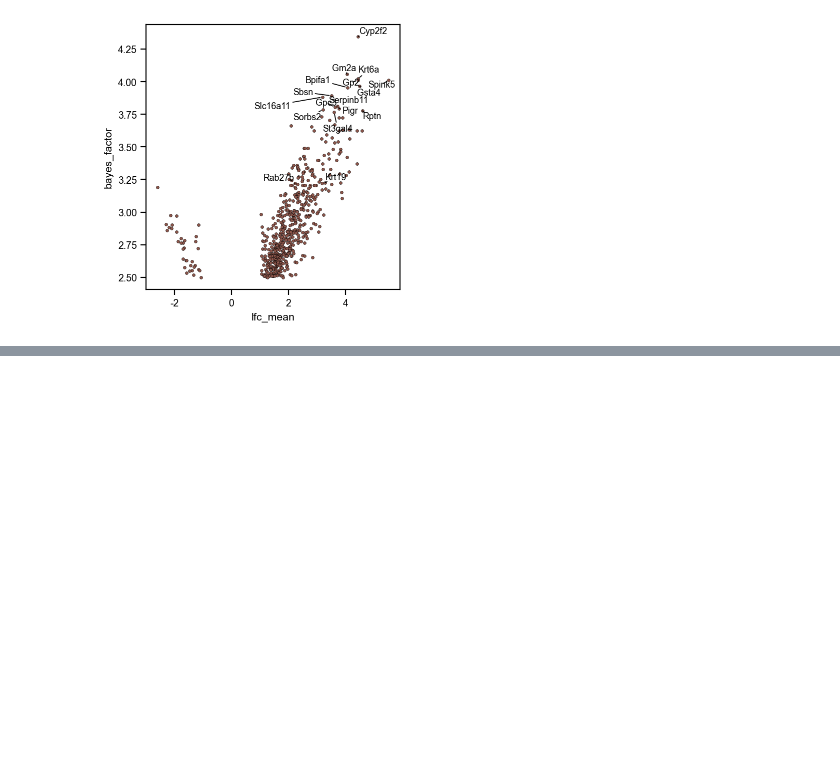
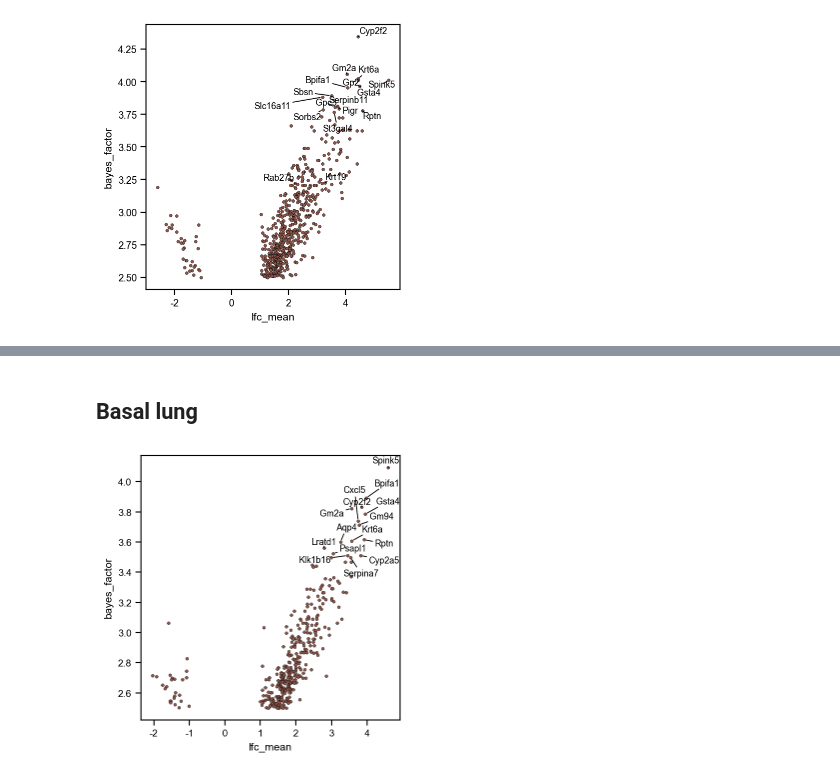
Before and after one commit to j-germino/fezf2-thymus, a Jupyter notebook: code/scRNA-seq/7_DE_genes.ipynb, the cells around one changed output, grey strips where cells are left out. Cells and saved outputs as stored; diff of their text form; code cells hidden in the pictures; blank space fills up the shorter version.

```diff
--- a/code/scRNA-seq/7_DE_genes.ipynb
+++ b/code/scRNA-seq/7_DE_genes.ipynb
@@ -1019,0 +1053,30 @@ pd.concat([lung_de_genes_filtered, goblet_de_genes_filtered]).reset_index().to_c
+# %% [markdown]
+## Basal lung
+# %%
+lung_de_genes = model.differential_expression(
+    adata=adata[adata.obs.genotype == "WT"],
+    groupby="subclustered",
+    group1="Lung, basal",
+    silent=True,
+)
+# %%
+lung_de_genes_filtered = lung_de_genes[lung_de_genes.bayes_factor > 2.5]
+lung_de_genes_filtered = lung_de_genes_filtered[abs(lung_de_genes_filtered.lfc_mean) > 1]
+lung_de_genes_filtered = lung_de_genes_filtered[lung_de_genes_filtered.non_zeros_proportion1 > 0.1]
+# %%
+lung_de_genes_filtered["gene"] = lung_de_genes_filtered.index
+gene_lists = [
+    lung_de_genes_filtered.sort_values(by="bayes_factor", ascending=False).head(15).gene,
+]
+volcanoplot(
+    df=lung_de_genes_filtered,
+    x="lfc_mean",
+    y="bayes_factor",
+    annotate_genes=gene_lists,
+    annotate_genes_colors=["black", "black"],
+    color=new_tab20[8],
+    s=7,
+    # save_path="../../analysis/genotype_DE/KO_basal_lung_vs_rest_de_genes.pdf"
+)
+# %% [output]
+[figure, added]
```
Also changed, not shown: parts of 12 cells of this notebook, 5 other files.
